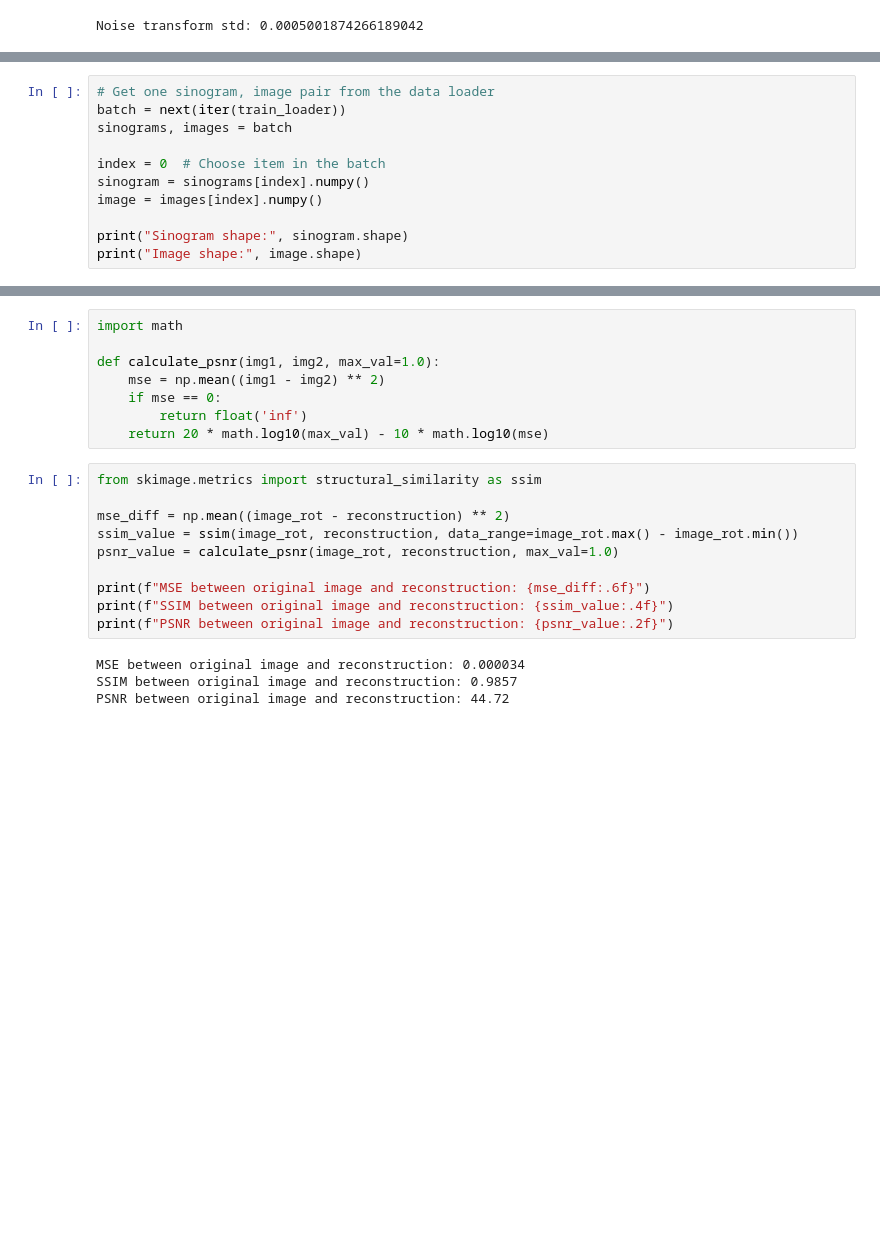
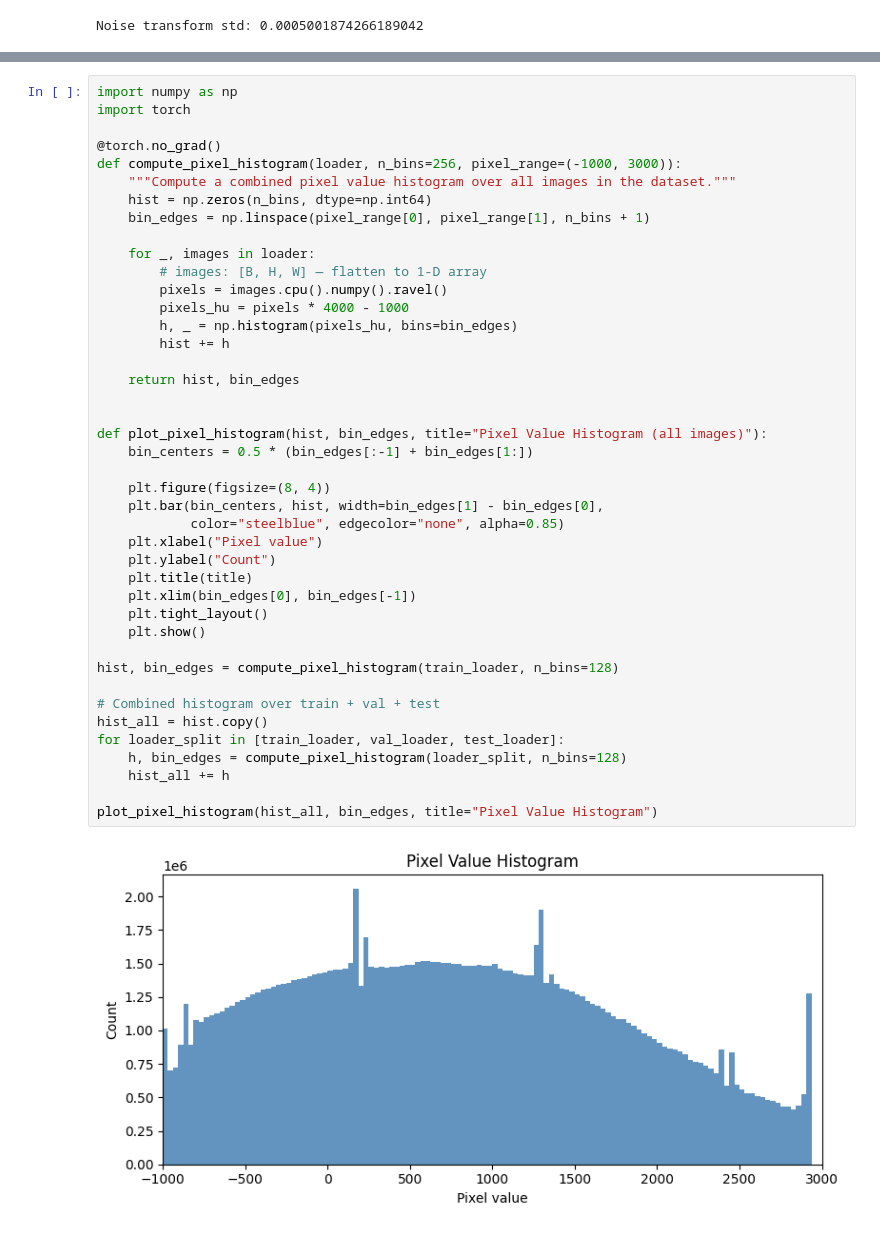
Before and after one commit to kam45x/TomoML, a Jupyter notebook: src/load_dataset.ipynb, the cells around one changed output, grey strips where cells are left out. Cells and saved outputs as stored; diff of their text form; blank space fills up the shorter version.

```diff
--- a/src/load_dataset.ipynb
+++ b/src/load_dataset.ipynb
@@ -195,11 +147,0 @@ def reconstruct_image_from_sinogram(sinogram, num_angles, img_size, algorithm="F
-# %%
-# Get one sinogram, image pair from the data loader
-batch = next(iter(train_loader))
-sinograms, images = batch
-
-index = 0  # Choose item in the batch
-sinogram = sinograms[index].numpy()
-image = images[index].numpy()
-
-print("Sinogram shape:", sinogram.shape)
-print("Image shape:", image.shape)
@@ -251,22 +148,44 @@ Maximum difference value: 0.0583132
-# %%
-import math
-
-def calculate_psnr(img1, img2, max_val=1.0):
-    mse = np.mean((img1 - img2) ** 2)
-    if mse == 0:
-        return float('inf')
-    return 20 * math.log10(max_val) - 10 * math.log10(mse)
-# %%
-from skimage.metrics import structural_similarity as ssim
-
-mse_diff = np.mean((image_rot - reconstruction) ** 2)
-ssim_value = ssim(image_rot, reconstruction, data_range=image_rot.max() - image_rot.min())
-psnr_value = calculate_psnr(image_rot, reconstruction, max_val=1.0)
-
-print(f"MSE between original image and reconstruction: {mse_diff:.6f}")
-print(f"SSIM between original image and reconstruction: {ssim_value:.4f}")
-print(f"PSNR between original image and reconstruction: {psnr_value:.2f}")
-# %% [output]
-MSE between original image and reconstruction: 0.000034
-SSIM between original image and reconstruction: 0.9857
-PSNR between original image and reconstruction: 44.72
+# %%
+import numpy as np
+import torch
+
+@torch.no_grad()
+def compute_pixel_histogram(loader, n_bins=256, pixel_range=(-1000, 3000)):
+    """Compute a combined pixel value histogram over all images in the dataset."""
+    hist = np.zeros(n_bins, dtype=np.int64)
+    bin_edges = np.linspace(pixel_range[0], pixel_range[1], n_bins + 1)
+
+    for _, images in loader:
+        # images: [B, H, W] — flatten to 1-D array
+        pixels = images.cpu().numpy().ravel()
+        pixels_hu = pixels * 4000 - 1000
+        h, _ = np.histogram(pixels_hu, bins=bin_edges)
+        hist += h
+
+    return hist, bin_edges
+
+
+def plot_pixel_histogram(hist, bin_edges, title="Pixel Value Histogram (all images)"):
+    bin_centers = 0.5 * (bin_edges[:-1] + bin_edges[1:])
+
+    plt.figure(figsize=(8, 4))
+    plt.bar(bin_centers, hist, width=bin_edges[1] - bin_edges[0],
+            color="steelblue", edgecolor="none", alpha=0.85)
+    plt.xlabel("Pixel value")
+    plt.ylabel("Count")
+    plt.title(title)
+    plt.xlim(bin_edges[0], bin_edges[-1])
+    plt.tight_layout()
+    plt.show()
+
+hist, bin_edges = compute_pixel_histogram(train_loader, n_bins=128)
+
+# Combined histogram over train + val + test
+hist_all = hist.copy()
+for loader_split in [train_loader, val_loader, test_loader]:
+    h, bin_edges = compute_pixel_histogram(loader_split, n_bins=128)
+    hist_all += h
+
+plot_pixel_histogram(hist_all, bin_edges, title="Pixel Value Histogram")
+# %% [output]
+[figure, added]
```
Also changed, not shown: parts of 7 cells of this notebook, 3 other files.
